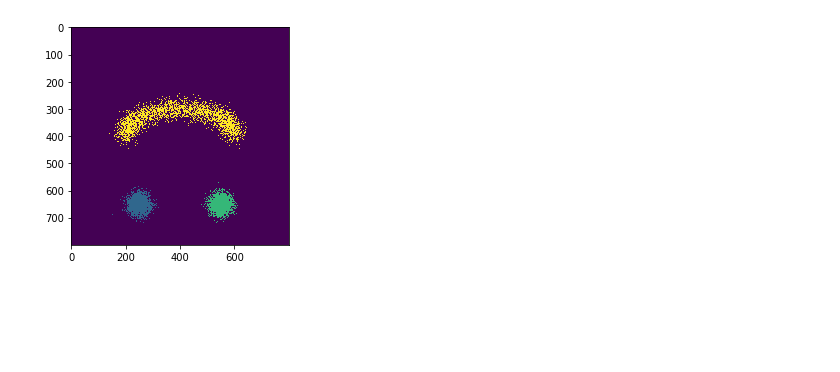
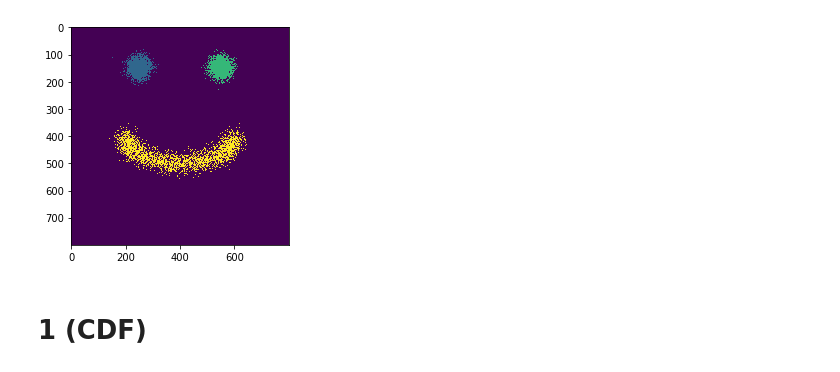
Before and after one commit to iisuslik43/dul, a Jupyter notebook: HW2.ipynb, the cells around one changed output. Saved outputs shown, nothing was run; the diff lists cells and outputs as text; code cells hidden in the pictures; blank space fills up the shorter version.

```diff
--- a/HW2.ipynb
+++ b/HW2.ipynb
@@ -40,11 +40,13 @@ X_train, X_test, y_train, y_test = train_test_split(X, y, test_size=0.2, random_
 # %%
 image = np.zeros((800, 800))
 for (x1, x2), y1 in zip(X, y):
-  image[int(x2 * 100 + 400)][int(x1 * 100 + 400)] = y1 + 1
+  image[int(-x2 * 100 + 400)][int(x1 * 100 + 400)] = y1 + 1
 plt.imshow(image)
 plt.show()
 # %% [output]
-[figure, old version]
+[figure, new version]
+# %% [markdown]
+# 1 (CDF)
 # %%
 class MaskedLinear(nn.Linear):
     def __init__(self, in_features, out_features, ms, bias=True):
```
Also changed, not shown: parts of 21 cells of this notebook.
